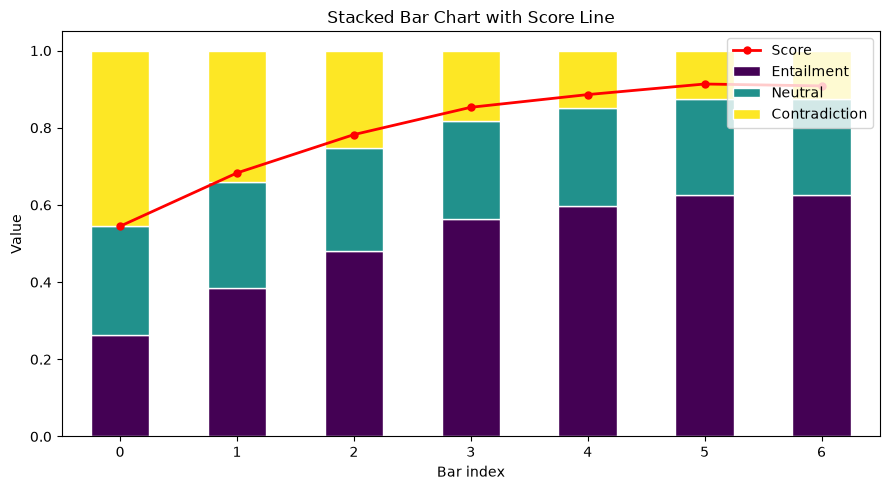
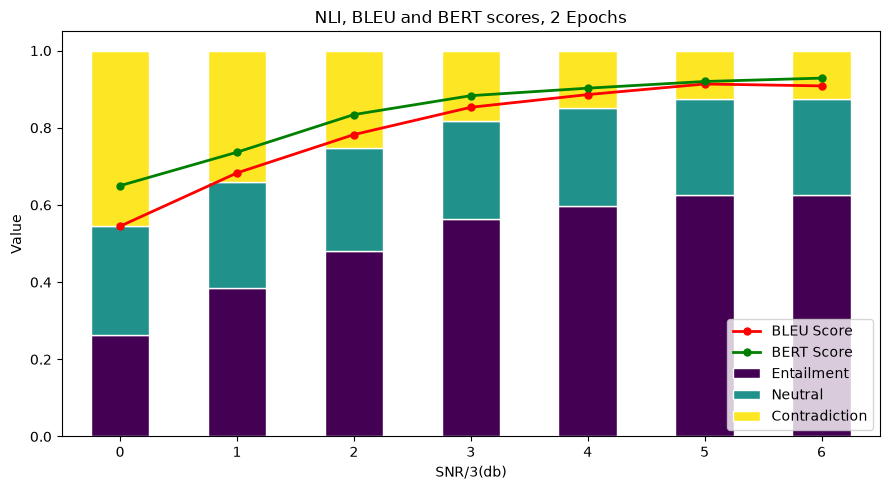
The notebook cell's code change between the first figure and the second:
--- before
+++ after
@@ -3,5 +3,5 @@
 import matplotlib.pyplot as plt
 
-data = np.array([
+nli_data = np.array([
     [0.26325175, 0.2823871,  0.45436093],
     [0.38554433, 0.2751392,  0.3393176 ],
@@ -13,7 +13,8 @@
 ])
 
-line_data = np.array([0.54491732, 0.68303692, 0.78238263, 0.85315084, 0.88607332, 0.91349744, 0.90858325])
+bleu_data = np.array([0.54491732, 0.68303692, 0.78238263, 0.85315084, 0.88607332, 0.91349744, 0.90858325])
+bert_data = np.array([0.65001959, 0.73671544, 0.83425094, 0.883256,   0.90269307, 0.92005389, 0.92873807])
 
-df = pd.DataFrame(data, columns=['Entailment', 'Neutral', 'Contradiction'])
+df = pd.DataFrame(nli_data, columns=['Entailment', 'Neutral', 'Contradiction'])
 
 # Capture the axes object pandas returns
@@ -22,11 +23,13 @@
 # Plot the line on the same axes
 # x positions must align with bar positions (0, 1, 2, ...)
-ax.plot(range(len(line_data)), line_data, color='red', marker='o', linewidth=2, markersize=5, label='BLEU Score')
+ax.plot(range(len(bleu_data)), bleu_data, color='red', marker='o', linewidth=2, markersize=5, label='BLEU Score')
+ax.plot(range(len(bert_data)), bert_data, color='green', marker='o', linewidth=2, markersize=5, label='BERT Score')
 
 ax.set_xlabel('SNR/3(db)')
 ax.set_ylabel('Value')
-ax.set_title('NLI and BLEU scores, 2 Epochs')
+ax.set_title('NLI, BLEU and BERT scores, 2 Epochs')
 ax.set_xticklabels(range(len(df)), rotation=0)
-ax.legend(loc='upper right')
+ax.legend(loc='lower right')
+ax.set_ylim(0.2, 1.0)
 plt.tight_layout()
 plt.show()

Commit: .